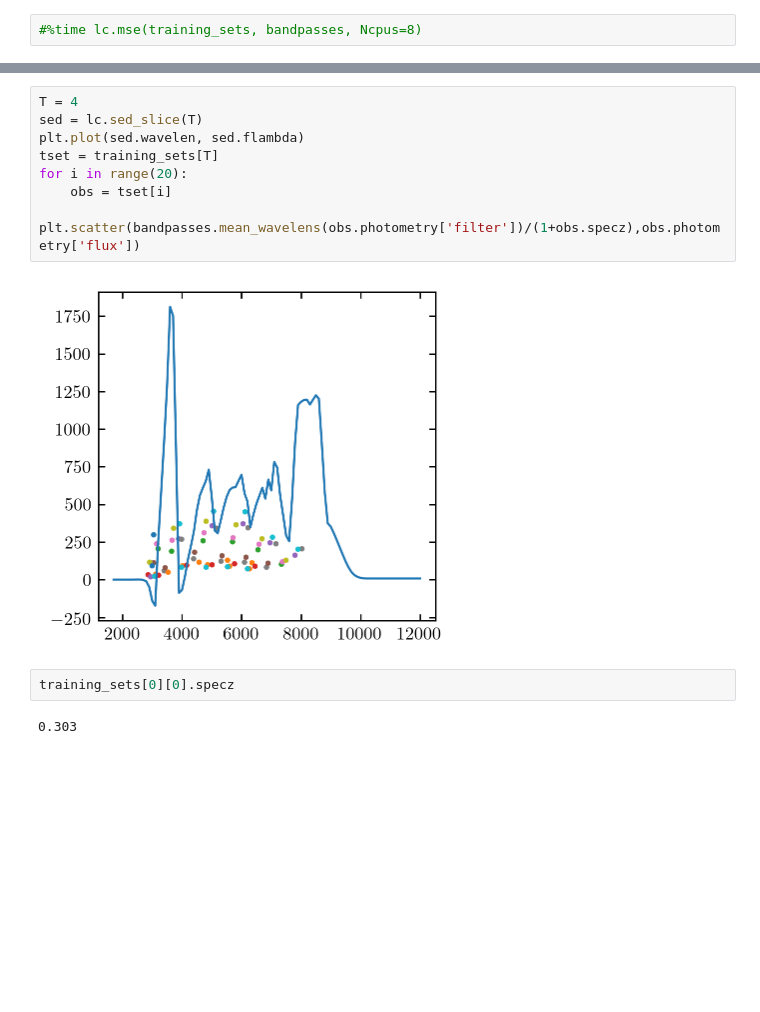
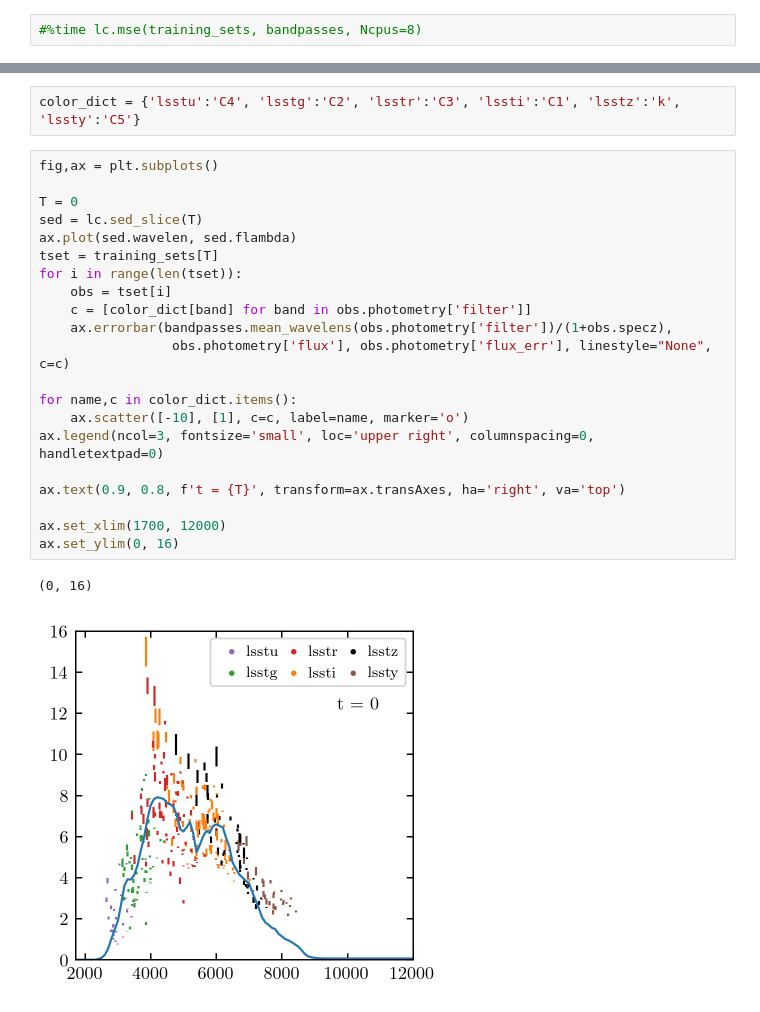
Before and after one commit to jfcrenshaw/sn_lightcurve_learning, a Jupyter notebook: basic_plasticc_learning.ipynb, the cells around one changed output, grey strips where cells are left out. Cells and saved outputs as stored; diff of their text form; blank space fills up the shorter version.

```diff
--- a/basic_plasticc_learning.ipynb
+++ b/basic_plasticc_learning.ipynb
@@ -101,14 +98,26 @@ lc.contour_plot()
-# %%
-T = 4
-sed = lc.sed_slice(T)
-plt.plot(sed.wavelen, sed.flambda)
-tset = training_sets[T]
-for i in range(20):
-    obs = tset[i]
-    plt.scatter(bandpasses.mean_wavelens(obs.photometry['filter'])/(1+obs.specz),obs.photometry['flux'])
-# %% [output]
-[figure, removed]
-# %%
-training_sets[0][0].specz
-# %% [output]
-0.303
+# %%
+color_dict = {'lsstu':'C4', 'lsstg':'C2', 'lsstr':'C3', 'lssti':'C1', 'lsstz':'k', 'lssty':'C5'}
+# %%
+fig,ax = plt.subplots()
+
+T = 0
+sed = lc.sed_slice(T)
+ax.plot(sed.wavelen, sed.flambda)
+tset = training_sets[T]
+for i in range(len(tset)):
+    obs = tset[i]
+    c = [color_dict[band] for band in obs.photometry['filter']]
+    ax.errorbar(bandpasses.mean_wavelens(obs.photometry['filter'])/(1+obs.specz),
+                 obs.photometry['flux'], obs.photometry['flux_err'], linestyle="None", c=c)
+
+for name,c in color_dict.items():
+    ax.scatter([-10], [1], c=c, label=name, marker='o')
+ax.legend(ncol=3, fontsize='small', loc='upper right', columnspacing=0, handletextpad=0)
+
+ax.text(0.9, 0.8, f't = {T}', transform=ax.transAxes, ha='right', va='top')
+
+ax.set_xlim(1700, 12000)
+ax.set_ylim(0, 16)
+# %% [output]
+(0, 16)
+[figure, added]
```
Also changed, not shown: parts of 9 cells of this notebook, 8 other files.
